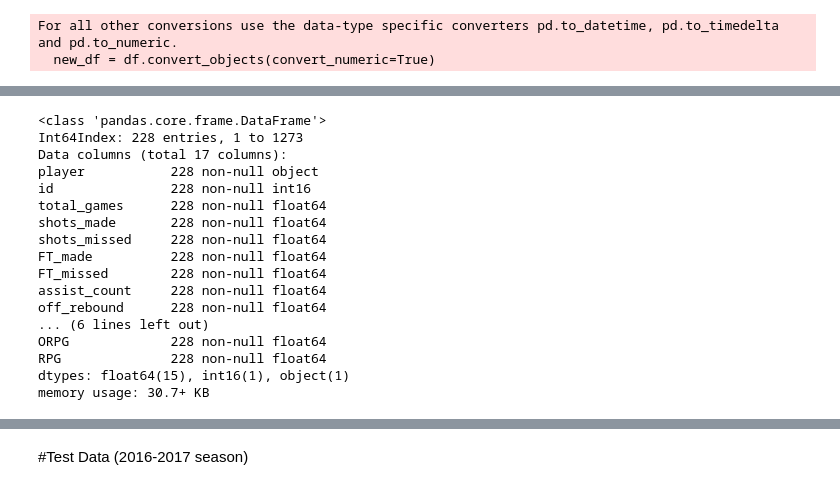
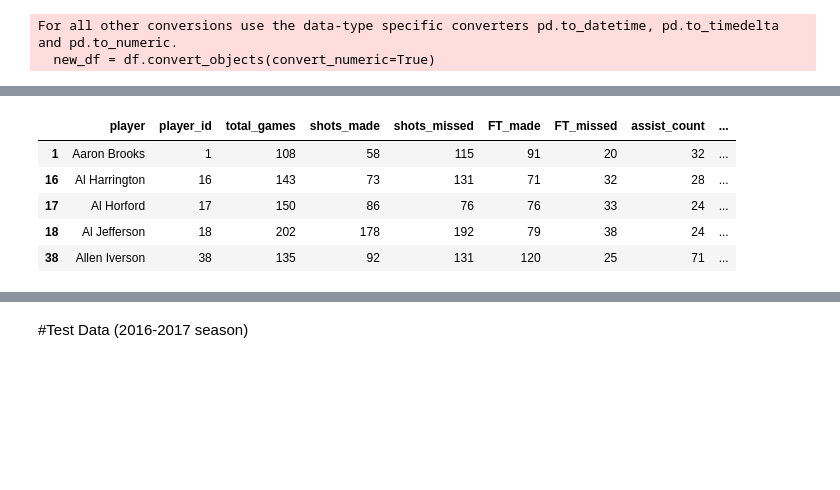
Before and after one commit to deepakchandi/clutch-baller, a Jupyter notebook: all_data.ipynb, the cells around one changed output, grey strips where cells are left out. Saved outputs shown, nothing was run; the diff lists cells and outputs as text; code cells hidden in the pictures; blank space fills up the shorter version.

```diff
--- a/all_data.ipynb
+++ b/all_data.ipynb
@@ -78,7 +73,7 @@ df = pc.remove_junk_rows(df, 'type', rows)
 # %% [markdown]
 #Make different data frames for regular season, playoffs, and clutch
 # %%
-regular_season, playoffs = pc.regular_or_playoffs(df, 'data_set')
+regular_season, playoffs = pc.regular_or_playoffs(df2, 'data_set')
 # %%
 regular_clutch = pc.clutch_moment(regular_season)
 # %%
@@ -126,22 +131,11 @@ full_clutch_stats.head(10)
 # %%
 full_clutch_stats = full_clutch_stats[full_clutch_stats['total_games']>70]
 # %%
-full_clutch_stats.info()
+full_clutch_stats.head()
 # %% [output]
-<class 'pandas.core.frame.DataFrame'>
-Int64Index: 228 entries, 1 to 1273
-Data columns (total 17 columns):
-player           228 non-null object
-id               228 non-null int16
-total_games      228 non-null float64
-shots_made       228 non-null float64
-shots_missed     228 non-null float64
-FT_made          228 non-null float64
-FT_missed        228 non-null float64
-assist_count     228 non-null float64
-off_rebound      228 non-null float64
-... (6 lines left out)
-ORPG             228 non-null float64
-RPG              228 non-null float64
-dtypes: float64(15), int16(1), object(1)
-memory usage: 30.7+ KB
+|  | player | player_id | total_games | shots_made | shots_missed | FT_made | FT_missed | assist_count | ... |
+| 1 | Aaron Brooks | 1 | 108 | 58 | 115 | 91 | 20 | 32 | ... |
+| 16 | Al Harrington | 16 | 143 | 73 | 131 | 71 | 32 | 28 | ... |
+| 17 | Al Horford | 17 | 150 | 86 | 76 | 76 | 33 | 24 | ... |
+| 18 | Al Jefferson | 18 | 202 | 178 | 192 | 79 | 38 | 24 | ... |
+| 38 | Allen Iverson | 38 | 135 | 92 | 131 | 120 | 25 | 71 | ... |
```
Also changed, not shown: parts of 45 cells of this notebook, 1 other file.
